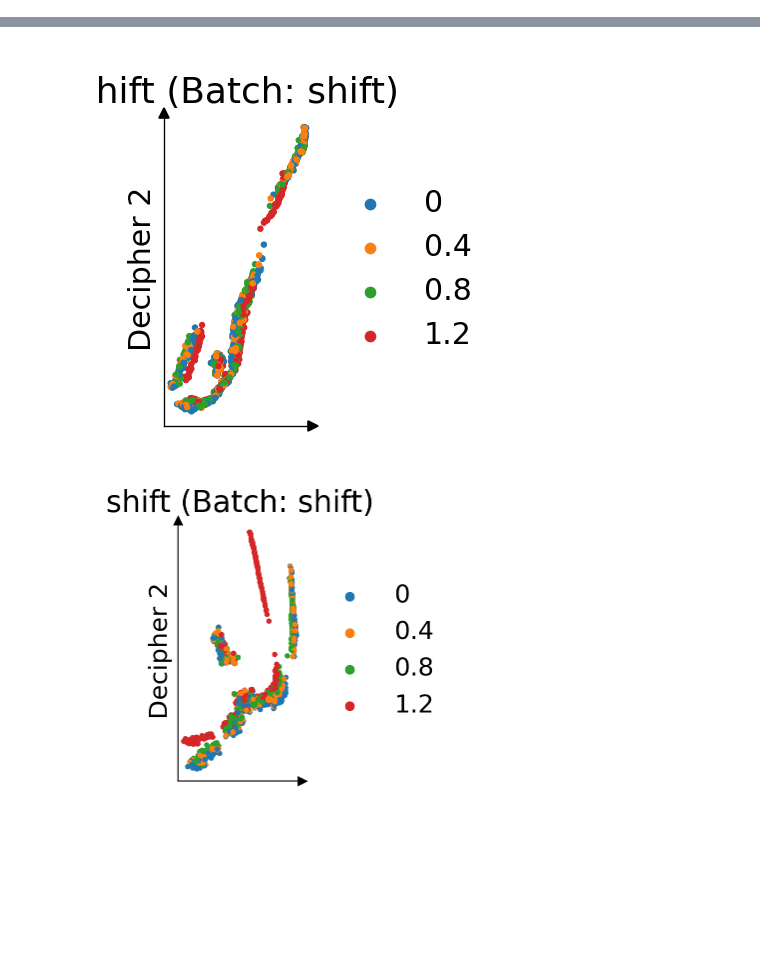
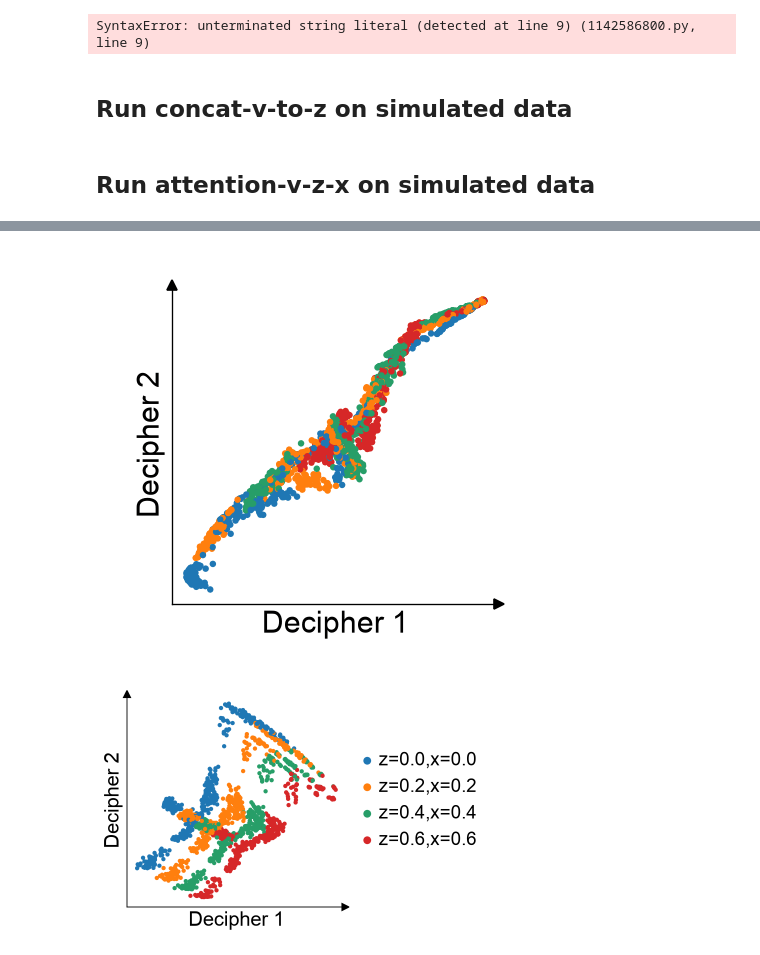
Before and after one commit to a1anx/decipher-bc, a Jupyter notebook: Data Analysis/5.decoder-v-z-x-sim-data-test.ipynb, the cells around one changed output, grey strips where cells are left out. Cells and saved outputs as stored; diff of their text form; code cells hidden in the pictures; blank space fills up the shorter version.

Commit message:
Modified attention-v-z-x to include relative calls. Modified Jupyter notebook testing decoder v-z-x methods on simulated data

```diff
--- a/Data Analysis/5.decoder-v-z-x-sim-data-test.ipynb
+++ b/Data Analysis/5.decoder-v-z-x-sim-data-test.ipynb
@@ -26 +48,9 @@ print(IPython.__version__)
+# %%
+# Import batch corection models
+import sys
+sys.path.insert(0, '..')   # adds decipher-bc-methods/ to path
+
+import importlib
+avzx = importlib.import_module('attention-v-z-x')   # avzx.tl.decipher_train(...)
+cvtz = importlib.import_module('concat-v-to-z')     # cvtz.tl.decipher_train(...)
 # %% [markdown]
@@ -31,4 +58,4 @@ dc.pl.activate_journal_quality()
 # %%
-delta_adata_combined = sc.read_h5ad('simulated_data/adata_june/adata_combined_delta_0.40_0.80_1.20.h5ad')
-delta_adata_combined.uns["color_palette"] = None
+adata = sc.read_h5ad('../Data/Simulated Data/Simulated Adata/v-to-z/v_to_z_0.20_0.40_0.60.h5ad')
+adata.uns["color_palette"] = None
 color_palette = None
@@ -35,10 +110,35 @@ color_palette = None
+# %%
+from sklearn.metrics import silhouette_score
+
+v = adata_native.obsm["decipher_v"].copy()
+
+covariates_to_score = {
+    "shift": adata_native.obs["shift"].astype(str),
+}
+
+print("\n── Silhouette scores in v-space (higher = stronger separation) ──────────")
+silhouette_results = {}
+for name, labels in covariates_to_score.items():
+    mask = labels != "nan"
+    if labels[mask].nunique() < 2:
+        print(f"  {name:<20} skipped (< 2 unique values)")
+        continue
+    score = silhouette_score(v[mask], labels[mask], sample_size=5000, random_state=42)
+    silhouette_results[name] = score
+    print(f"  {name:<25} silhouette = {score:.4f}")
+# %% [output]
+SyntaxError: unterminated string literal (detected at line 9) (1142586800.py, line 9)
+# %% [markdown]
+## Run concat-v-to-z on simulated data
+# %% [markdown]
+## Run attention-v-z-x on simulated data
 # %%
 from decipher.tools._decipher import DecipherConfig
 decipher_config = DecipherConfig(learning_rate=1e-3, seed=1)
 
-# Train Decipher
-d1, val1 = dc.tl.decipher_train(
-    delta_adata_combined, decipher_config, plot_kwargs= {"color": "shift"},
+adata_avzx = adata.copy()
+d_avzx, val_avzx = avzx.tl.decipher_train(
+    adata_avzx, decipher_config, plot_kwargs={"color": "shift"},
     batch_key="shift",
     plot_every_k_epochs=5,
 )
@@ -49,3 +149,3 @@ d1, val1 = dc.tl.decipher_train(
-[figure, old version]
+[figure, new version]
-[figure, old version]
+[figure, new version]
 # %%
```
Also changed, not shown: parts of 17 cells of this notebook, 1 other file.
